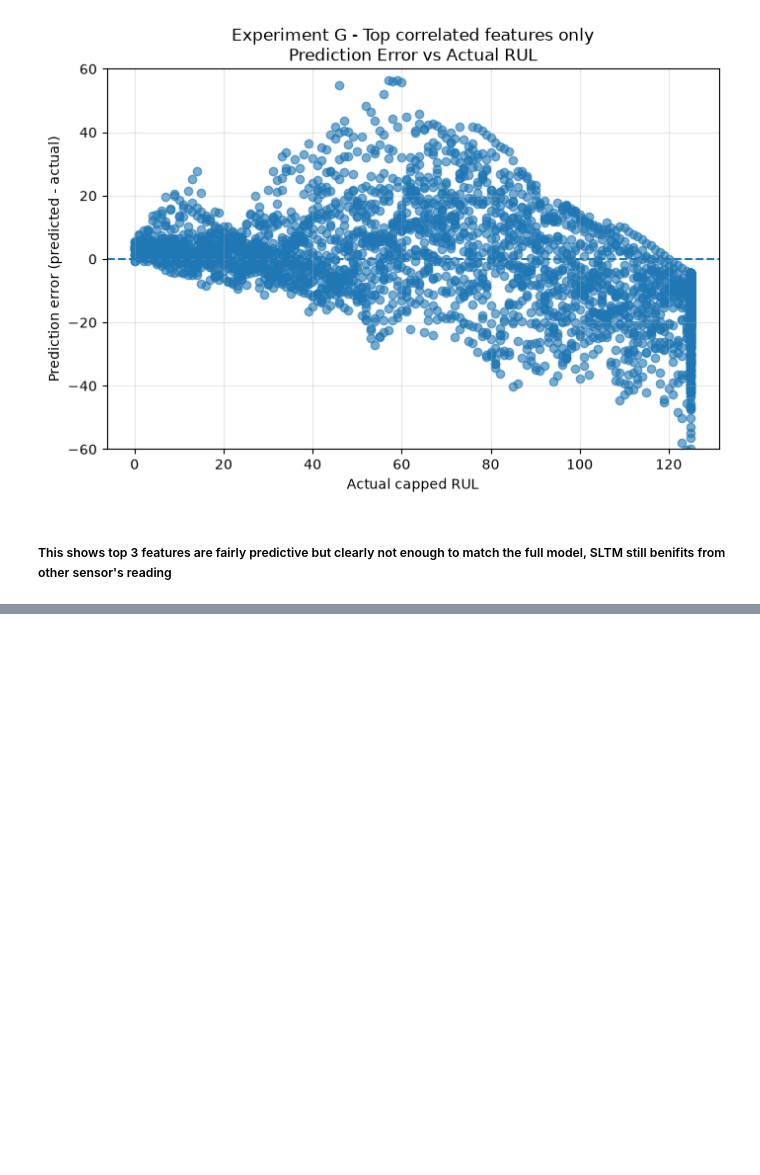
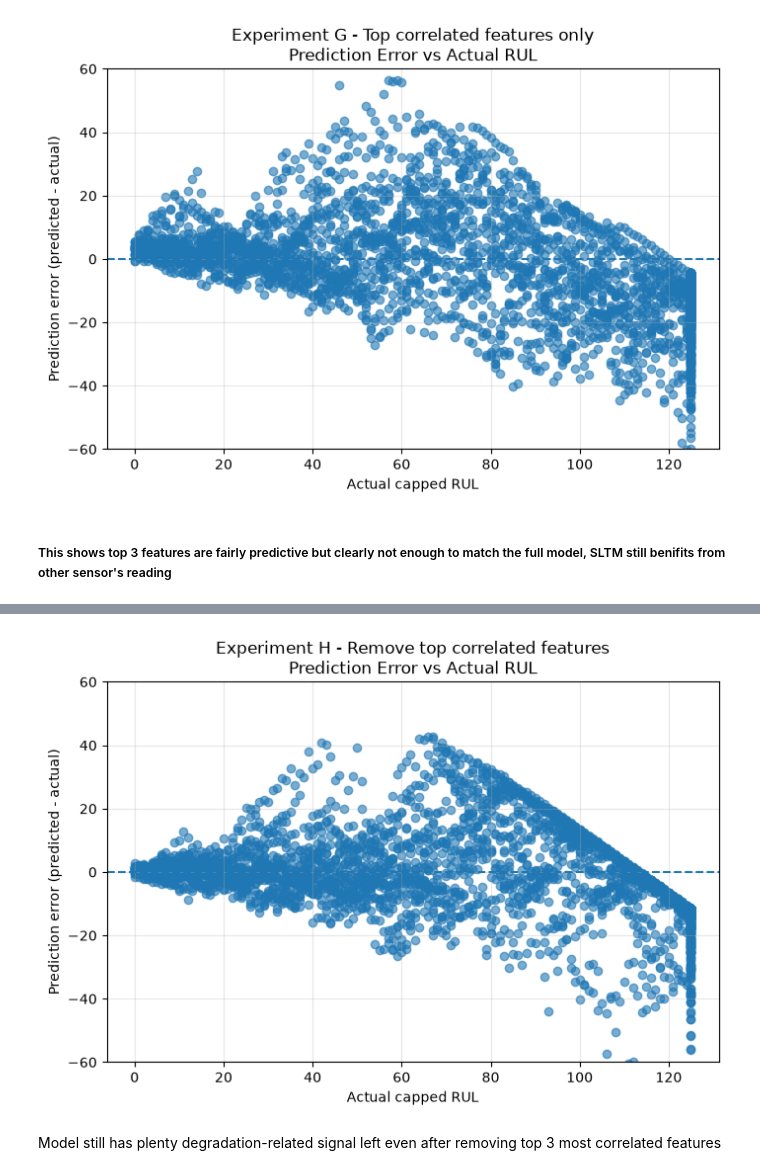
Before and after one commit to iamprakhar10/aircraft-rul-predictor, a Jupyter notebook: notebooks/02_temporal_ablation.ipynb, the cells around one changed output, grey strips where cells are left out. Cells and saved outputs as stored; diff of their text form; code cells hidden in the pictures; blank space fills up the shorter version.

Commit message:
Ablation: Tested WITHOUT top k(=3) correlated features(with RUL)

```diff
--- a/notebooks/02_temporal_ablation.ipynb
+++ b/notebooks/02_temporal_ablation.ipynb
@@ -1618,0 +1747,10 @@ plot_prediction_error(
+# %%
+plot_prediction_error(
+    y_val_without_top,
+    results_without_top["predictions"],
+    "Experiment H - Remove top correlated features",
+)
+# %% [output]
+[figure, added]
+# %% [markdown]
+Model still has plenty degradation-related signal left even after removing top 3 most correlated features
```
Also changed, not shown: parts of 3 cells of this notebook.
